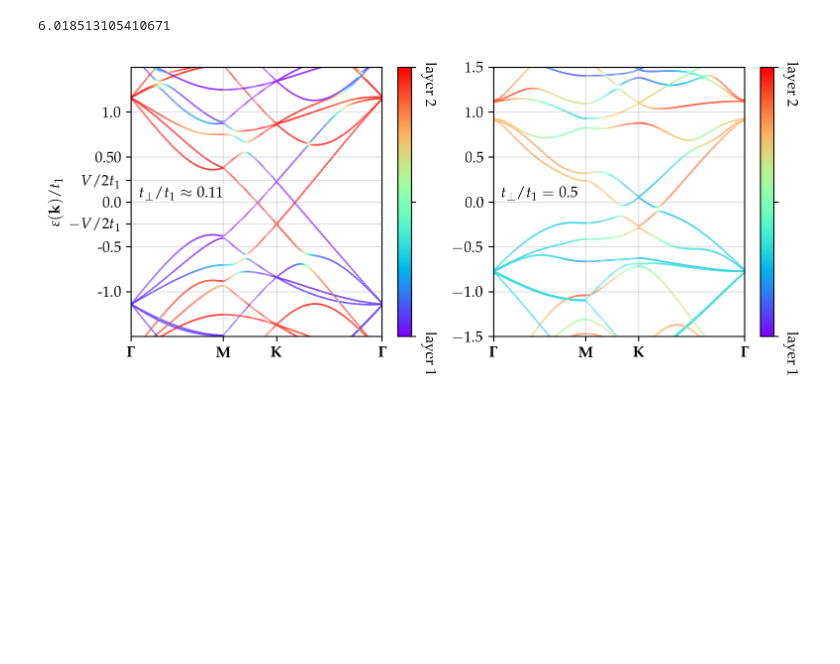
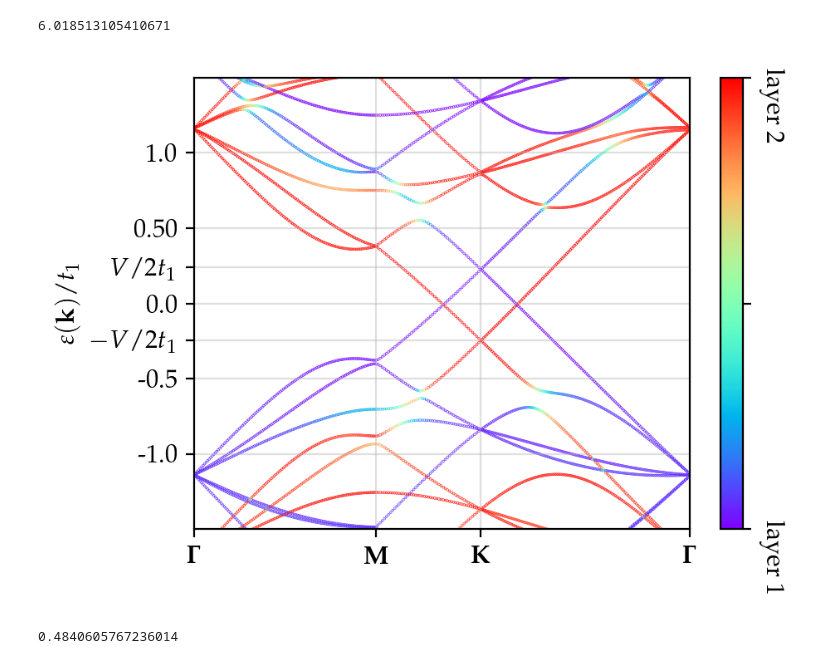
Before and after one commit to vgmduarte/twisted_graphene_TG, a Jupyter notebook: Fig22_graphene_twisted_electric_field.ipynb, the cells around one changed output. Cells and saved outputs as stored; diff of their text form; code cells hidden in the pictures; blank space fills up the shorter version.

```diff
--- a/Fig22_graphene_twisted_electric_field.ipynb
+++ b/Fig22_graphene_twisted_electric_field.ipynb
@@ -79,3 +30,0 @@ g.set_kpath(g.path_GMKG,[120,50,150])
-# %%
-V=1.4
-g.set_hamiltonian(1.0,V)
@@ -84,6 +30,0 @@ g.calc_bands_and_layer_characters(26,0.0)
-# %%
-g.bandsV=g.bands
-g.layer1_characterV=g.layer1_character
-g.layer2_characterV=g.layer2_character
-# %%
-g.set_hamiltonian(1.0,0.0)
@@ -92,4 +30,0 @@ g.calc_bands(26,0.0)
-# %%
-g.bands0=g.bands
-g.layer1_character0=g.layer1_character
-g.layer2_character0=g.layer2_character
@@ -102,46 +35,27 @@ def plot_bands_with_cmap(bands,ell,weights,cmap):
     for i in range(bands.shape[1]):
         plt.scatter(ell,bands[:,i],c=weights[:,i],cmap=cmap,marker='.',vmin=vmin,vmax=vmax,s=0.2)
 # %%
-fig,ax=plt.subplots(figsize=(8.0,3.5))
-
-plt.subplot(121)
-
-g=gdef
 # plot_bands_with_cmap(g.bands0/2.8922,g.ell,g.layer2_character0,'rainbow')
 plot_bands_with_cmap(g.bandsV/2.8922,g.ell,g.layer2_characterV,'rainbow')
 
 cbar=plt.colorbar()
 cbar.set_ticks([0,0.5,1.0],labels=['layer 1','','layer 2'],rotation=270,)
 
 plt.grid(True,alpha=0.4)
 plt.xlim((g.ell[0],g.ell[-1]))
 plt.xticks(g.ell[g.kticks],['$\mathbf{\Gamma}$','$\mathbf{M}$','$\mathbf{K}$','$\mathbf{\Gamma}$'])
 plt.ylim((-1.5,1.5))
 plt.ylabel('$\\varepsilon(\mathbf{k})/t_1$')
 plt.yticks([-1.0,-0.5,-V/(2*2.8922),0.0,V/(2*2.8922),0.5,1.0],['-1.0','-0.5','$-V/2t_1$','0.0','$V/2t_1$','0.50','1.0'])
 # plt.yticks([-V/(2*2.8922),0,V/(2*2.8922)],['$-V/2$','0','$V/2$'])
-plt.annotate(r'$t_{\perp}/t_1\approx 0.11$',(0.05,0.05))
+# plt.annotate(r'$t_{\perp}/t_1\approx 0.11$',(0.05,0.05))
 
-plt.subplot(122)
-
-g=gg
-plot_bands_with_cmap(g.bandsV/2.8922,g.ell,g.layer2_characterV,'rainbow')
-
-cbar=plt.colorbar()
-cbar.set_ticks([0,0.5,1.0],labels=['layer 1','','layer 2'],rotation=270,)
-
-plt.grid(True,alpha=0.4)
-plt.xlim((g.ell[0],g.ell[-1]))
-plt.xticks(g.ell[g.kticks],['$\mathbf{\Gamma}$','$\mathbf{M}$','$\mathbf{K}$','$\mathbf{\Gamma}$'])
-plt.ylim((-1.5,1.5))
-# plt.ylabel('$\\varepsilon(\mathbf{k})$')
-# plt.yticks([-1.0,-0.5,-V/(2*2.8922),0.0,V/(2*2.8922),0.5,1.0],['-1.0','-0.5','$-V/2t_1$','0.0','$V/2t_1$','0.50','1.0'])
-# plt.yticks([-V/(2*2.8922),0,V/(2*2.8922)],['$-V/2$','0','$V/2$'])
-plt.annotate(f'$t_{{\\perp}}/t_1= {hop_ratio}$',(0.05,0.05))
-
-
-plt.savefig('Fig22_graphene_twisted_electric_field.svg')
+plt.savefig('Fig22_graphene_twisted_electric_field.png',dpi=300)
 
 plt.show()
 # %% [output]
-[figure, old version]
+[figure, new version]
+# %%
+V/2.8922
+# %% [output]
+0.4840605767236014
```
Also changed, not shown: parts of 8 cells of this notebook, 53 other files.
